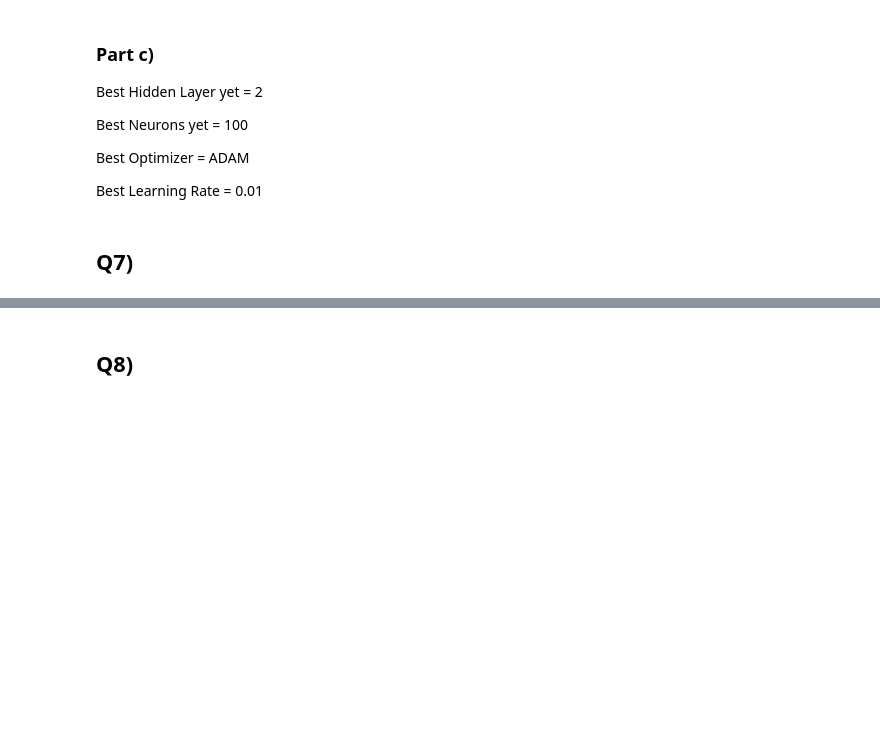
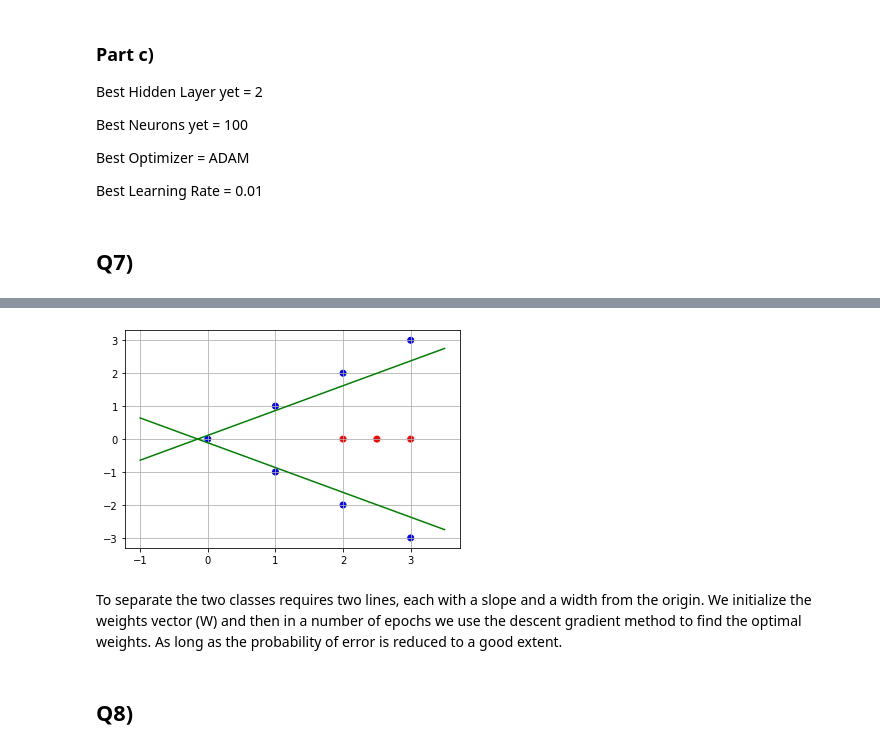
Before and after one commit to Arashlf/UT_ML_Course, a Jupyter notebook: Homework3/Q4_8.ipynb, the cells around one changed output, grey strips where cells are left out. Cells and saved outputs as stored; diff of their text form; code cells hidden in the pictures; blank space fills up the shorter version.

```diff
--- a/Homework3/Q4_8.ipynb
+++ b/Homework3/Q4_8.ipynb
@@ -803,2 +862,17 @@ Best Learning Rate = 0.01
+# %%
+x = np.linspace(-1, 3.5, 50)
+
+line1 = -(W1[0, 0] * x - W1[2, 0]) / W1[1, 0]
+line2 = -(W1[0, 1] * x - W1[2, 1]) / W1[1, 1]
+
+plt.plot(x, line1, c = 'g')
+plt.plot(x, line2, c = 'g')
+colors = ['b' if x == 1 else 'r' for x in y]
+plt.scatter(X[:, 0], X[:, 1], c = colors)
+plt.grid()
+# %% [output]
+[figure, added]
+# %% [markdown]
+To separate the two classes requires two lines, each with a slope and a width from the origin. We initialize the weights vector (W) and then in a number of epochs we use the descent gradient method to find the optimal weights. As long as the probability of error is reduced to a good extent.
 # %% [markdown]
 ## Q8)
```
Also changed, not shown: parts of 7 cells of this notebook.
